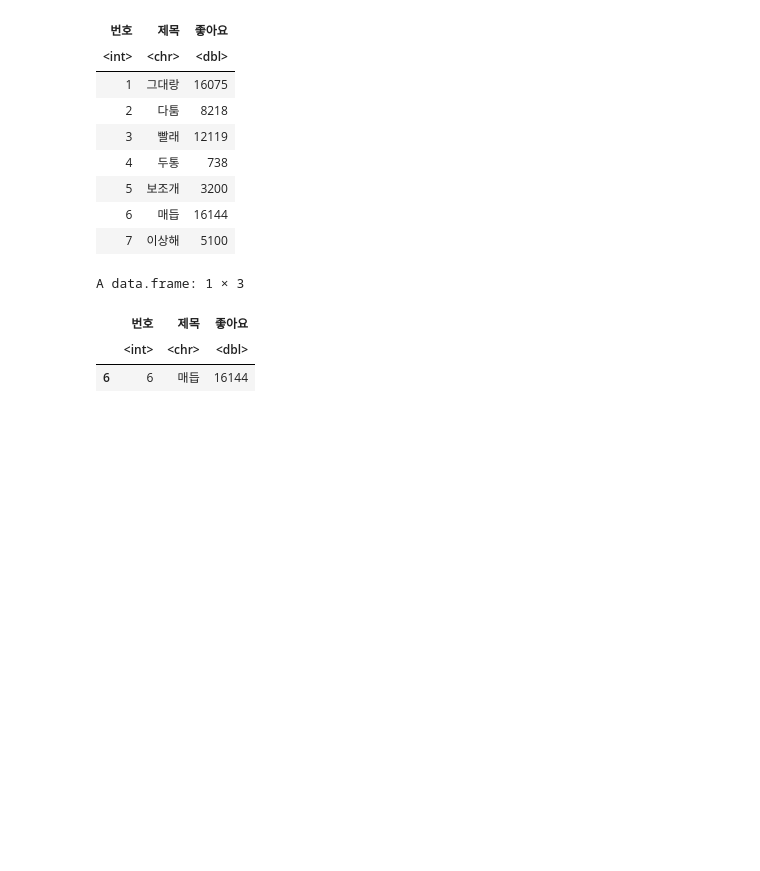
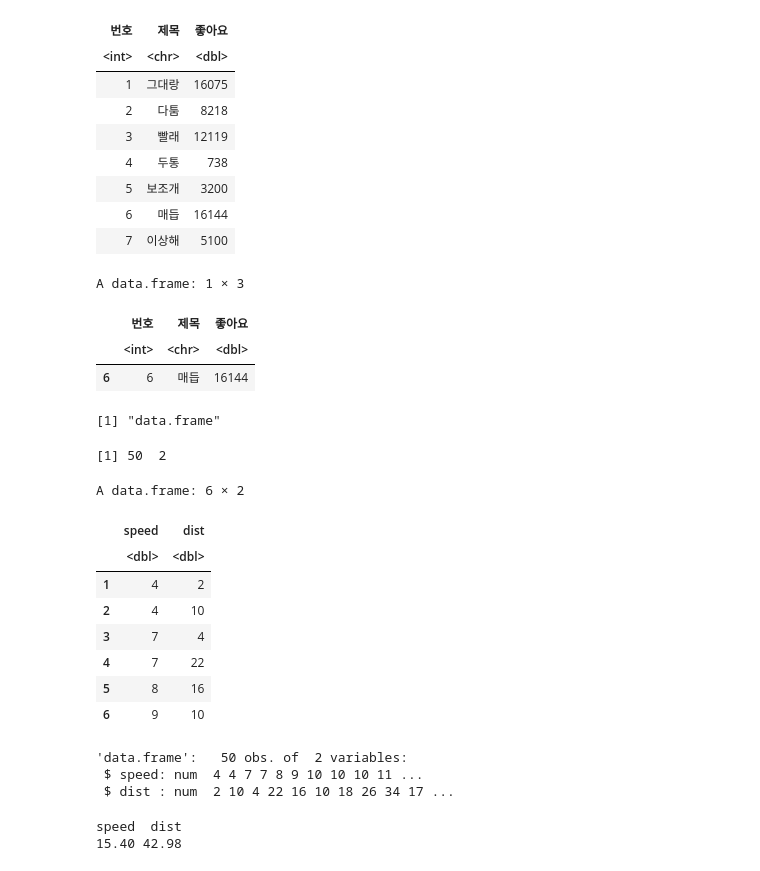
Before and after one commit to layla-focalors/R_kernal, a Jupyter notebook: Stelle/Lynx.ipynb, the cells around one changed output. Saved outputs shown, nothing was run; the diff lists cells and outputs as text; code cells hidden in the pictures; blank space fills up the shorter version.

```diff
--- a/Stelle/Lynx.ipynb
+++ b/Stelle/Lynx.ipynb
@@ -71,3 +71,36 @@ A data.frame: 1 × 3
 |  | 번호 | 제목 | 좋아요 |
 |  | <int> | <chr> | <dbl> |
 | 6 | 6 | 매듭 | 16144 |
+# %%
+df = cars
+# %%
+class(df)
+# %% [output]
+[1] "data.frame"
+# %%
+dim(df)
+# %% [output]
+[1] 50  2
+# %%
+head(df)
+# %% [output]
+A data.frame: 6 × 2
+|  | speed | dist |
+|  | <dbl> | <dbl> |
+| 1 | 4 | 2 |
+| 2 | 4 | 10 |
+| 3 | 7 | 4 |
+| 4 | 7 | 22 |
+| 5 | 8 | 16 |
+| 6 | 9 | 10 |
+# %%
+str(df)
+# %% [output]
+'data.frame':   50 obs. of  2 variables:
+ $ speed: num  4 4 7 7 8 9 10 10 10 11 ...
+ $ dist : num  2 10 4 22 16 10 18 26 34 17 ...
+# %%
+colMeans(df)
+# %% [output]
+speed  dist
+15.40 42.98
```
Also changed, not shown: parts of 30 cells of this notebook.
